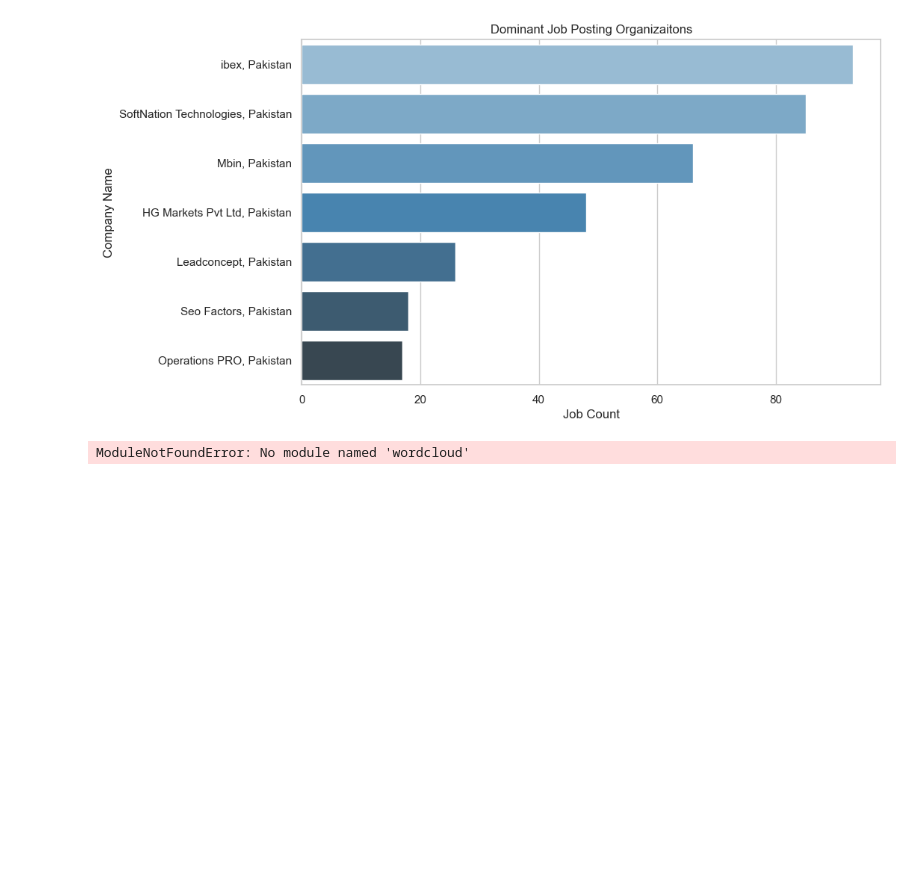
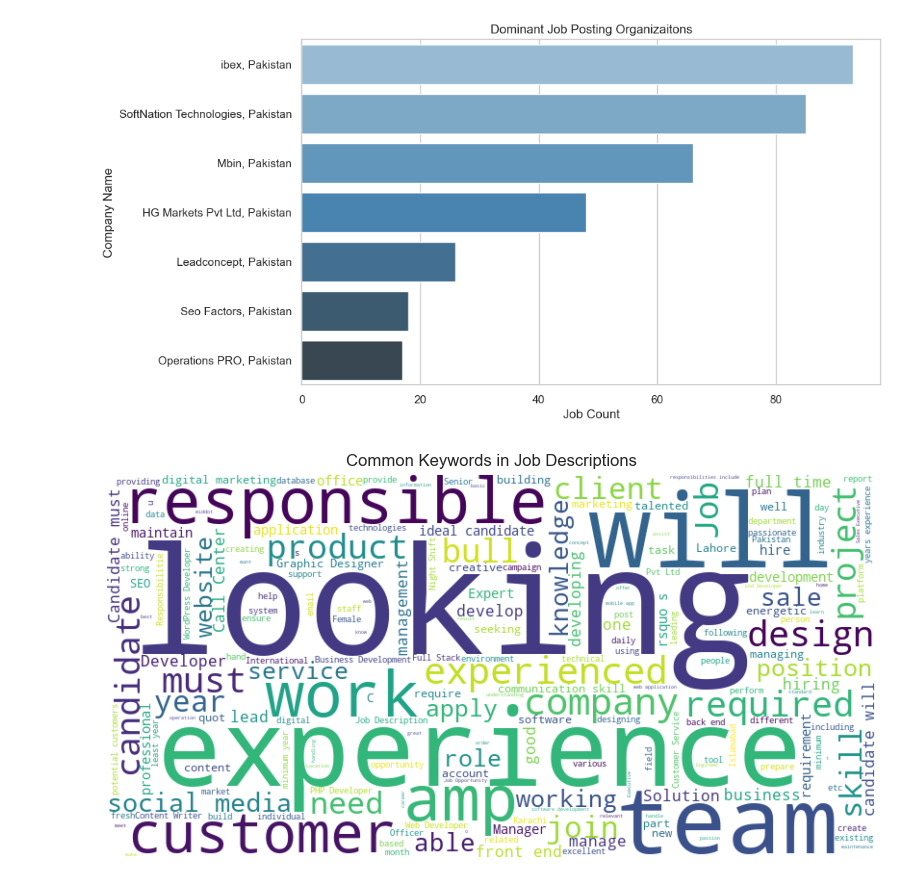
Before and after one commit to hassansultankhan/KMean_machineLearning, a Jupyter notebook: Pakistan_jobs.ipynb, the cells around one changed output. Cells and saved outputs as stored; diff of their text form; code cells hidden in the pictures; blank space fills up the shorter version.

```diff
--- a/Pakistan_jobs.ipynb
+++ b/Pakistan_jobs.ipynb
@@ -224,16 +224,14 @@ plt.show()
 # %% [output]
 [figure]
 # %%
-from wordcloud import WorldCloud
+from wordcloud import WordCloud
 
-all_descriptions = ' '.join(df["JD"].dropna())
-
-worldcloud = WorldCloud(width =800, height = 400,
-                        ).generate(all_descriptions)
+all_descriptions = ' '.join(df['JD'].dropna())
+wordcloud = WordCloud(width = 800, height = 400, background_color ='white').generate(all_descriptions)
 plt.figure(figsize=(10, 5))
 plt.imshow(wordcloud, interpolation='bilinear')
-plt.title('Keywords in Job Descriptions')
+plt.title('Common Keywords in Job Descriptions')
 plt.axis('off')
 plt.show()
 # %% [output]
-ModuleNotFoundError: No module named 'wordcloud'
+[figure, added]
```
Also changed, not shown: parts of 3 cells of this notebook.
